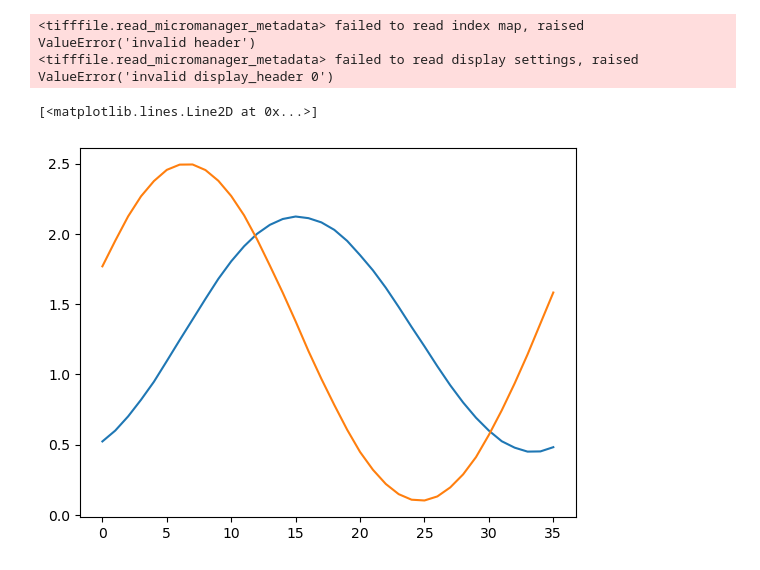
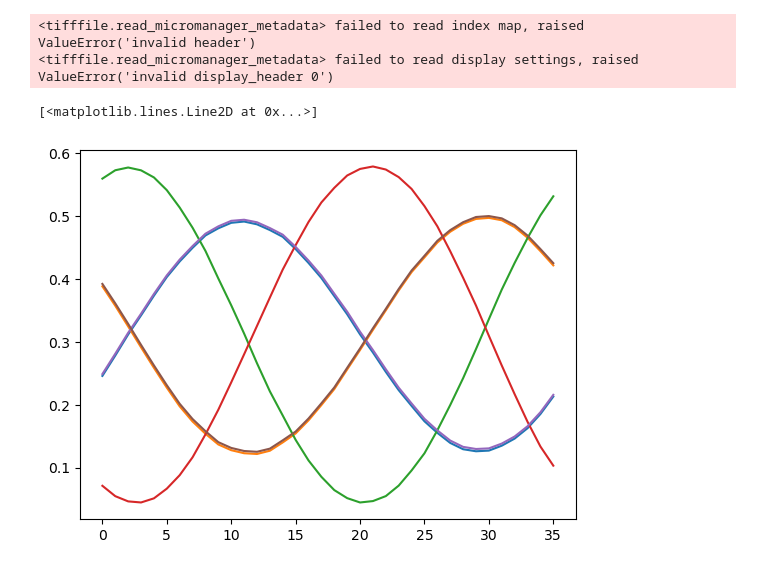
Before and after one commit to aautric/4polarMFM_these, a Jupyter notebook: Calibration_polar2.ipynb, the cells around one changed output. Cells and saved outputs as stored; diff of their text form; code cells hidden in the pictures.

```diff
--- a/Calibration_polar2.ipynb
+++ b/Calibration_polar2.ipynb
@@ -8,7 +8,8 @@ import matplotlib.pyplot as plt
 device = torch.device('cpu')
 # %%
 #res1, res2, res3, res4, res5, res6 = extract_calibr('\\\\NAS_LOCCO\\Amaury\\data\\4polar_data_raw\\2026_01_16_calibr_polar_objectif\\Calib_Polar_2026-01-16_0\\images\\RAW_DATA\\image_Pos0.ome.tif')
-res1, res2, res3, res4, res5, res6 = extract_calibr('\\\\NAS_LOCCO\\Amaury\\DATA\\4polar_data_raw\\2026_02_19_calibration\\polar\\Calib_Polar_2026-02-19_0\\images\\RAW_DATA\\image_Pos0.ome.tif')
+#res1, res2, res3, res4, res5, res6 = extract_calibr('\\\\NAS_LOCCO\\Amaury\\DATA\\4polar_data_raw\\2026_02_19_calibration\\polar\\Calib_Polar_2026-02-19_0\\images\\RAW_DATA\\image_Pos0.ome.tif')
+res1, res2, res3, res4, res5, res6 = extract_calibr('\\\\NAS_LOCCO\\Amaury\\DATA\\4polar_data_raw\\2026_03_24_calibration_polar\\Calib_Polar_2026-03-24_0\\images\\RAW_DATA\\image_Pos0.ome.tif')
 # %% [output]
 <tifffile.read_micromanager_metadata> failed to read index map, raised ValueError('invalid header')
 <tifffile.read_micromanager_metadata> failed to read display settings, raised ValueError('invalid display_header 0')
@@ -28,7 +29,7 @@ res1, res2, res3, res4, res5, res6 = extract_calibr('\\\\NAS_LOCCO\\Amaury\\DATA
 <tifffile.read_micromanager_metadata> failed to read index map, raised ValueError('invalid header')
 <tifffile.read_micromanager_metadata> failed to read display settings, raised ValueError('invalid display_header 0')
 # %%
-zer = zero('\\\\NAS_LOCCO\\Amaury\\DATA\\4polar_data_raw\\2026_02_19_calibration\\polar\\Calib_Polar_2026-02-19_0\\images\\RAW_DATA\\image_Pos0.ome.tif')
+zer = zero('\\\\NAS_LOCCO\\Amaury\\DATA\\4polar_data_raw\\2026_03_24_calibration_polar\\Calib_Polar_2026-03-24_0\\images\\RAW_DATA\\image_Pos0.ome.tif')
 # %% [output]
 <tifffile.read_micromanager_metadata> failed to read index map, raised ValueError('invalid header')
 <tifffile.read_micromanager_metadata> failed to read display settings, raised ValueError('invalid display_header 0')
@@ -62,14 +63,14 @@ res5/=i5
 res6/=i6
 # %%
 plt.plot(res1)
-#plt.plot(res2)
+plt.plot(res2)
 plt.plot(res3)
-#plt.plot(res4)
-#plt.plot(res5)
-#plt.plot(res6)
+plt.plot(res4)
+plt.plot(res5)
+plt.plot(res6)
 # %% [output]
 [<matplotlib.lines.Line2D at 0x...>]
-[figure, old version]
+[figure, new version]
 # %%
 a1 = 0.95
 b1 = -0.3
```
Also changed, not shown: parts of 5 cells of this notebook, 12 other files.
